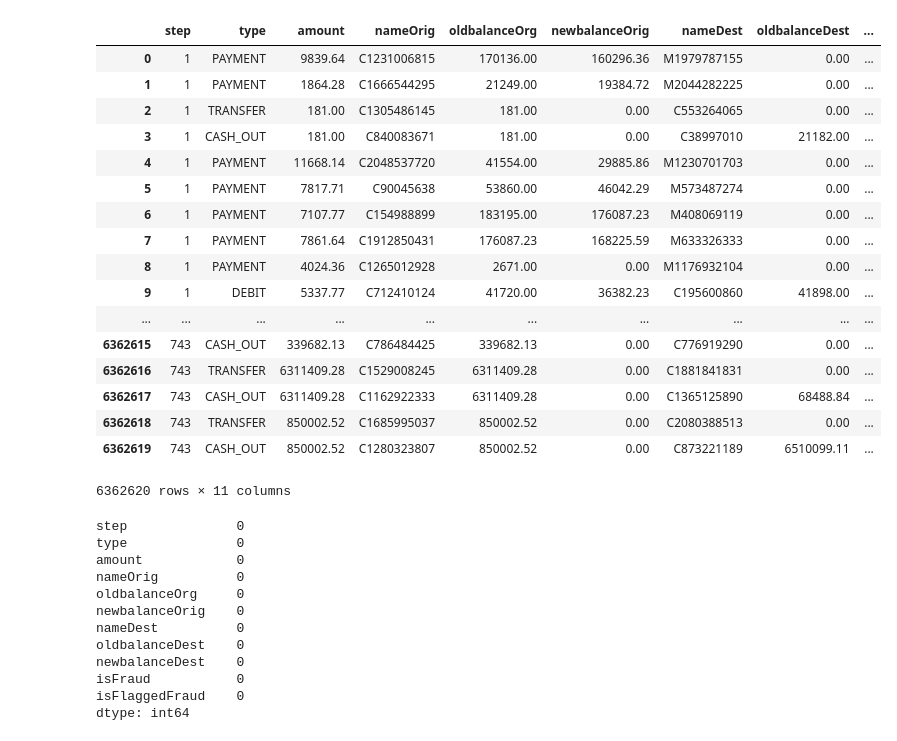
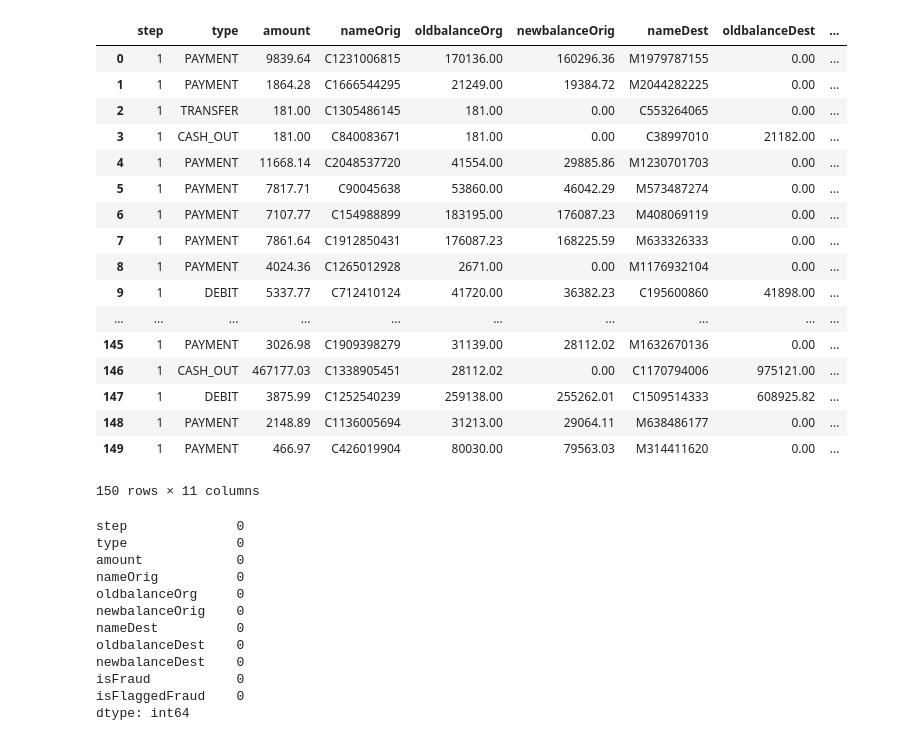
Before and after one commit to OmkarNaik10/Fraud_detection, a Jupyter notebook: Project.ipynb, the cells around one changed output. Saved outputs shown, nothing was run; the diff lists cells and outputs as text; code cells hidden in the pictures.

```diff
--- a/Project.ipynb
+++ b/Project.ipynb
@@ -8,24 +25,24 @@ data = pd.read_csv("PS_20174392719_1491204439457_log.csv")
 # %%
-data
+data.head(150)
 # %% [output]
 |  | step | type | amount | nameOrig | oldbalanceOrg | newbalanceOrig | nameDest | oldbalanceDest | ... |
 | 0 | 1 | PAYMENT | 9839.64 | C1231006815 | 170136.00 | 160296.36 | M1979787155 | 0.00 | ... |
 | 1 | 1 | PAYMENT | 1864.28 | C1666544295 | 21249.00 | 19384.72 | M2044282225 | 0.00 | ... |
 | 2 | 1 | TRANSFER | 181.00 | C1305486145 | 181.00 | 0.00 | C553264065 | 0.00 | ... |
 | 3 | 1 | CASH_OUT | 181.00 | C840083671 | 181.00 | 0.00 | C38997010 | 21182.00 | ... |
 | 4 | 1 | PAYMENT | 11668.14 | C2048537720 | 41554.00 | 29885.86 | M1230701703 | 0.00 | ... |
 | 5 | 1 | PAYMENT | 7817.71 | C90045638 | 53860.00 | 46042.29 | M573487274 | 0.00 | ... |
 | 6 | 1 | PAYMENT | 7107.77 | C154988899 | 183195.00 | 176087.23 | M408069119 | 0.00 | ... |
 | 7 | 1 | PAYMENT | 7861.64 | C1912850431 | 176087.23 | 168225.59 | M633326333 | 0.00 | ... |
 | 8 | 1 | PAYMENT | 4024.36 | C1265012928 | 2671.00 | 0.00 | M1176932104 | 0.00 | ... |
 | 9 | 1 | DEBIT | 5337.77 | C712410124 | 41720.00 | 36382.23 | C195600860 | 41898.00 | ... |
 | ... | ... | ... | ... | ... | ... | ... | ... | ... | ... |
-| 6362615 | 743 | CASH_OUT | 339682.13 | C786484425 | 339682.13 | 0.00 | C776919290 | 0.00 | ... |
-| 6362616 | 743 | TRANSFER | 6311409.28 | C1529008245 | 6311409.28 | 0.00 | C1881841831 | 0.00 | ... |
-| 6362617 | 743 | CASH_OUT | 6311409.28 | C1162922333 | 6311409.28 | 0.00 | C1365125890 | 68488.84 | ... |
-| 6362618 | 743 | TRANSFER | 850002.52 | C1685995037 | 850002.52 | 0.00 | C2080388513 | 0.00 | ... |
-| 6362619 | 743 | CASH_OUT | 850002.52 | C1280323807 | 850002.52 | 0.00 | C873221189 | 6510099.11 | ... |
+| 145 | 1 | PAYMENT | 3026.98 | C1909398279 | 31139.00 | 28112.02 | M1632670136 | 0.00 | ... |
+| 146 | 1 | CASH_OUT | 467177.03 | C1338905451 | 28112.02 | 0.00 | C1170794006 | 975121.00 | ... |
+| 147 | 1 | DEBIT | 3875.99 | C1252540239 | 259138.00 | 255262.01 | C1509514333 | 608925.82 | ... |
+| 148 | 1 | PAYMENT | 2148.89 | C1136005694 | 31213.00 | 29064.11 | M638486177 | 0.00 | ... |
+| 149 | 1 | PAYMENT | 466.97 | C426019904 | 80030.00 | 79563.03 | M314411620 | 0.00 | ... |
-6362620 rows × 11 columns
+150 rows × 11 columns
 # %%
 data.isnull().sum()
 # %% [output]
```
Also changed, not shown: parts of 220 cells of this notebook, 2 other files.
